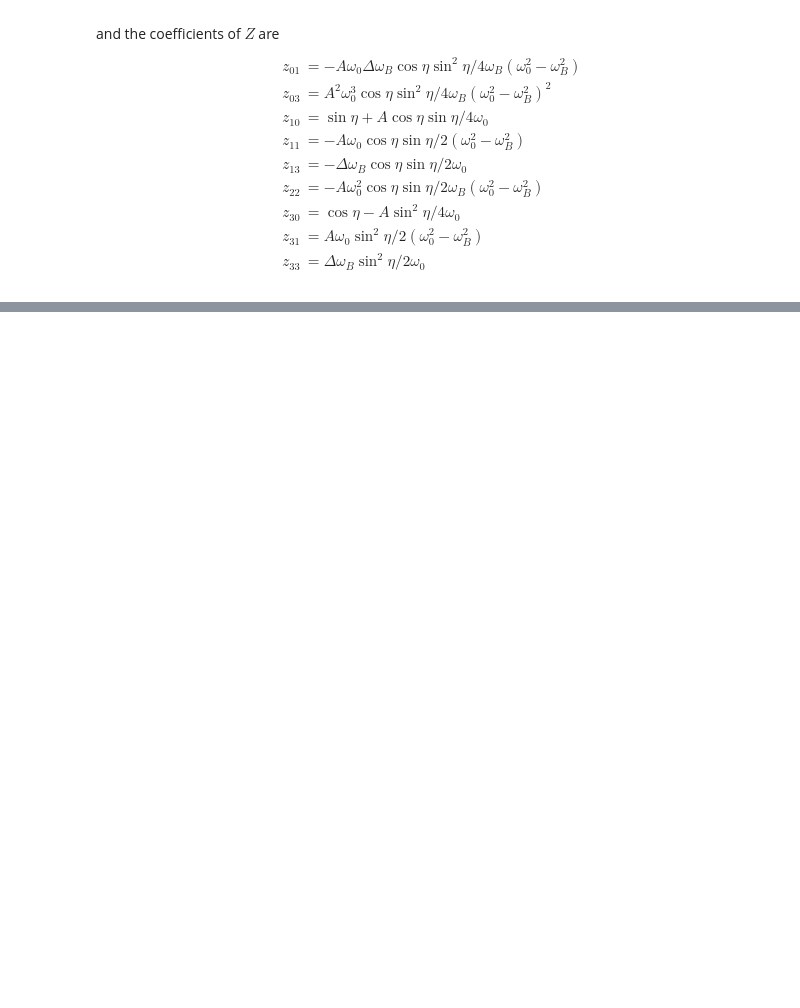
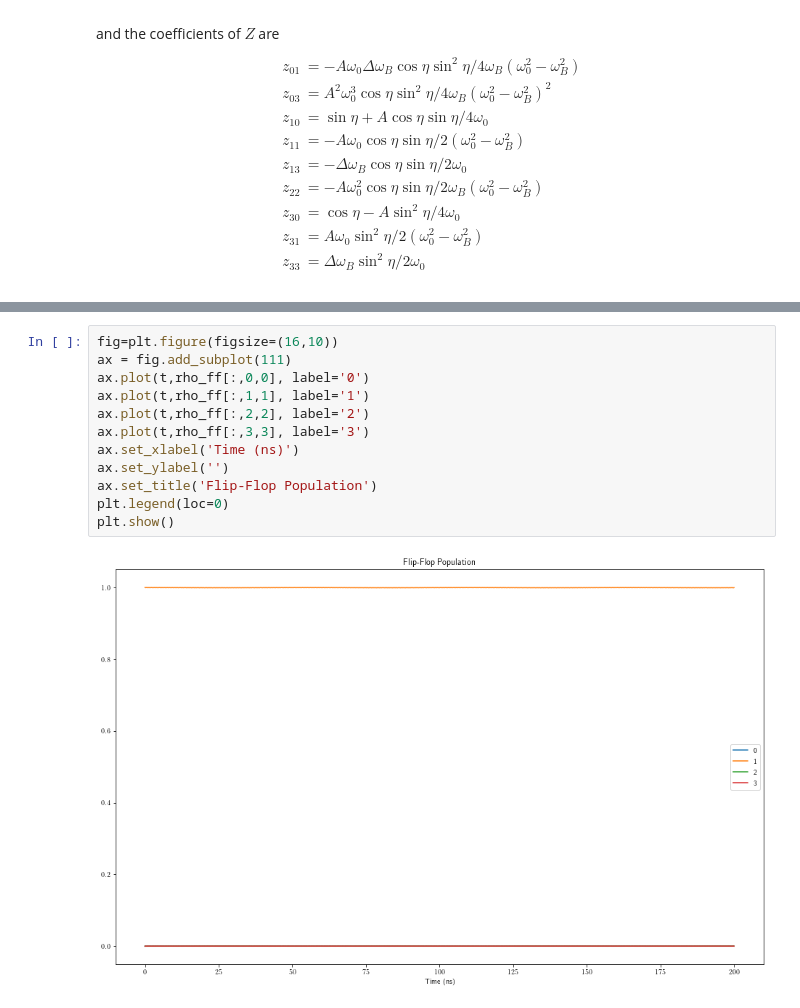
Before and after one commit to jtruong04/FlipFlopQubit_CavityCoupling, a Jupyter notebook: _notebooks/Time_Evolution.ipynb, the cells around one changed output, grey strips where cells are left out. Cells and saved outputs as stored; diff of their text form; blank space fills up the shorter version.

```diff
--- a/_notebooks/Time_Evolution.ipynb
+++ b/_notebooks/Time_Evolution.ipynb
@@ -110,0 +140,14 @@ gc = 0.3 # GHz, TODO: Find actual value for this
+# %%
+fig=plt.figure(figsize=(16,10))
+ax = fig.add_subplot(111)
+ax.plot(t,rho_ff[:,0,0], label='0')
+ax.plot(t,rho_ff[:,1,1], label='1')
+ax.plot(t,rho_ff[:,2,2], label='2')
+ax.plot(t,rho_ff[:,3,3], label='3')
+ax.set_xlabel('Time (ns)')
+ax.set_ylabel('')
+ax.set_title('Flip-Flop Population')
+plt.legend(loc=0)
+plt.show()
+# %% [output]
+[figure, added]
```
Also changed, not shown: parts of 15 cells of this notebook, 1 other file.
